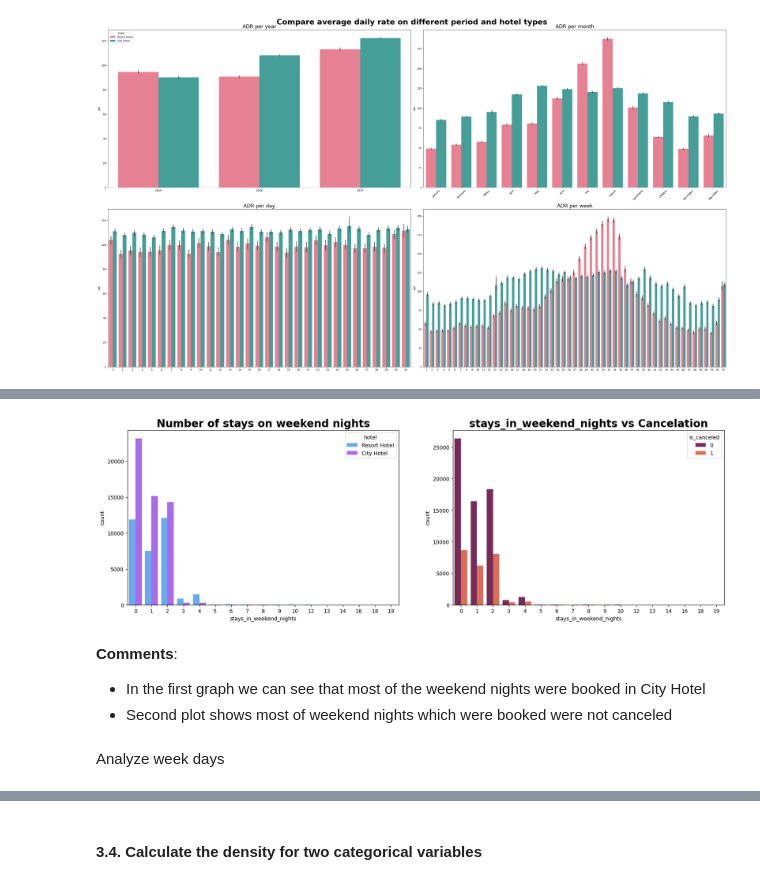
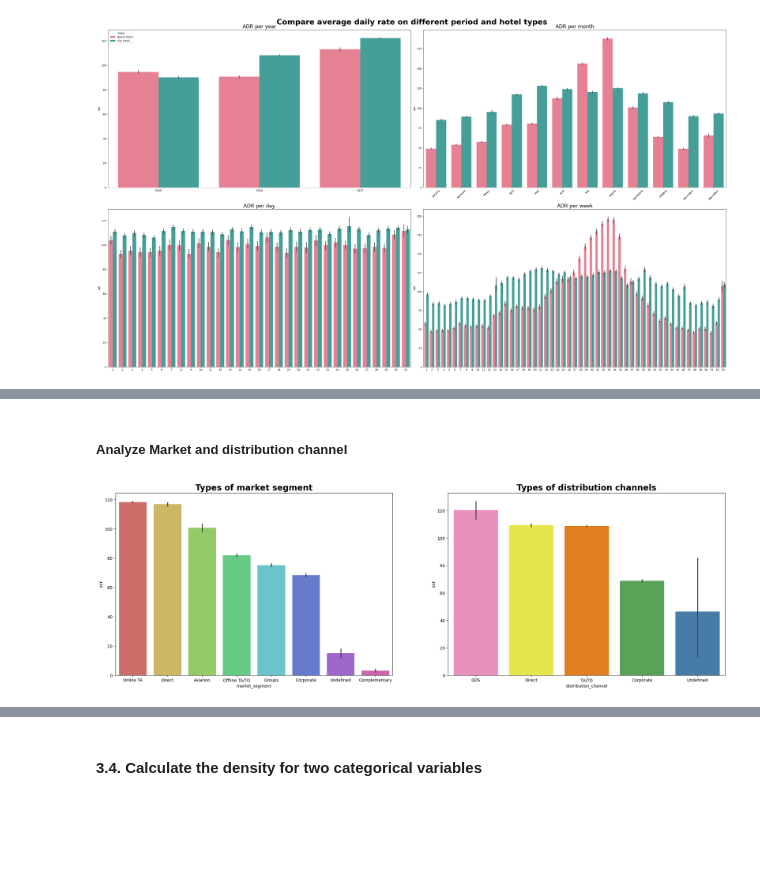
Before and after one commit to knightstark7/Labs-And-Project-Data-Visualization, a Jupyter notebook: Project/Source/project.ipynb, the cells around one changed output, grey strips where cells are left out. Drawn from its saved outputs; the diff is of its cells as text; code cells hidden in the pictures; blank space fills up the shorter version.

```diff
--- a/Project/Source/project.ipynb
+++ b/Project/Source/project.ipynb
@@ -525,19 +583,18 @@ Analyze weekend stay
+# %% [markdown]
+##### Analyze Market and distribution channel
 # %%
-plt.figure(figsize=(10, 6))
+plt.figure(figsize=(15, 8))
 plt.subplot(1, 2, 1)
-sns.countplot(x='stays_in_weekend_nights',hue='hotel', data=df, palette='cool')
-plt.title("Number of stays on weekend nights",fontweight="bold", size=20)
+market_segment_order = df.groupby('market_segment')['adr'].mean().sort_values(ascending=False).index
+sns.barplot(x='market_segment', y='adr', data=df, order=market_segment_order, palette='hls')
+plt.title('Types of market segment', fontweight="bold", size=20)
+
 plt.subplot(1, 2, 2)
-sns.countplot(data = df, x = 'stays_in_weekend_nights', hue='is_canceled', palette='rocket')
-plt.title('stays_in_weekend_nights vs Cancelation',fontweight="bold", size=20)
-plt.subplots_adjust(right=1.7)
+distribution_channel_order = df.groupby('distribution_channel')['adr'].mean().sort_values(ascending=False).index
+sns.barplot(data=df, x='distribution_channel', y='adr', order=distribution_channel_order, palette='Set1_r')
+plt.title('Types of distribution channels', fontweight="bold", size=20)
 
+plt.subplots_adjust(right=1.5)
 plt.show()
 # %% [output]
-[figure, old version]
+[figure, new version]
-# %% [markdown]
-**Comments**:
-- In the first graph we can see that most of the weekend nights were booked in City Hotel
-- Second plot shows most of weekend nights which were booked were not canceled
-# %% [markdown]
-Analyze week days
```
Also changed, not shown: parts of 42 cells of this notebook.
